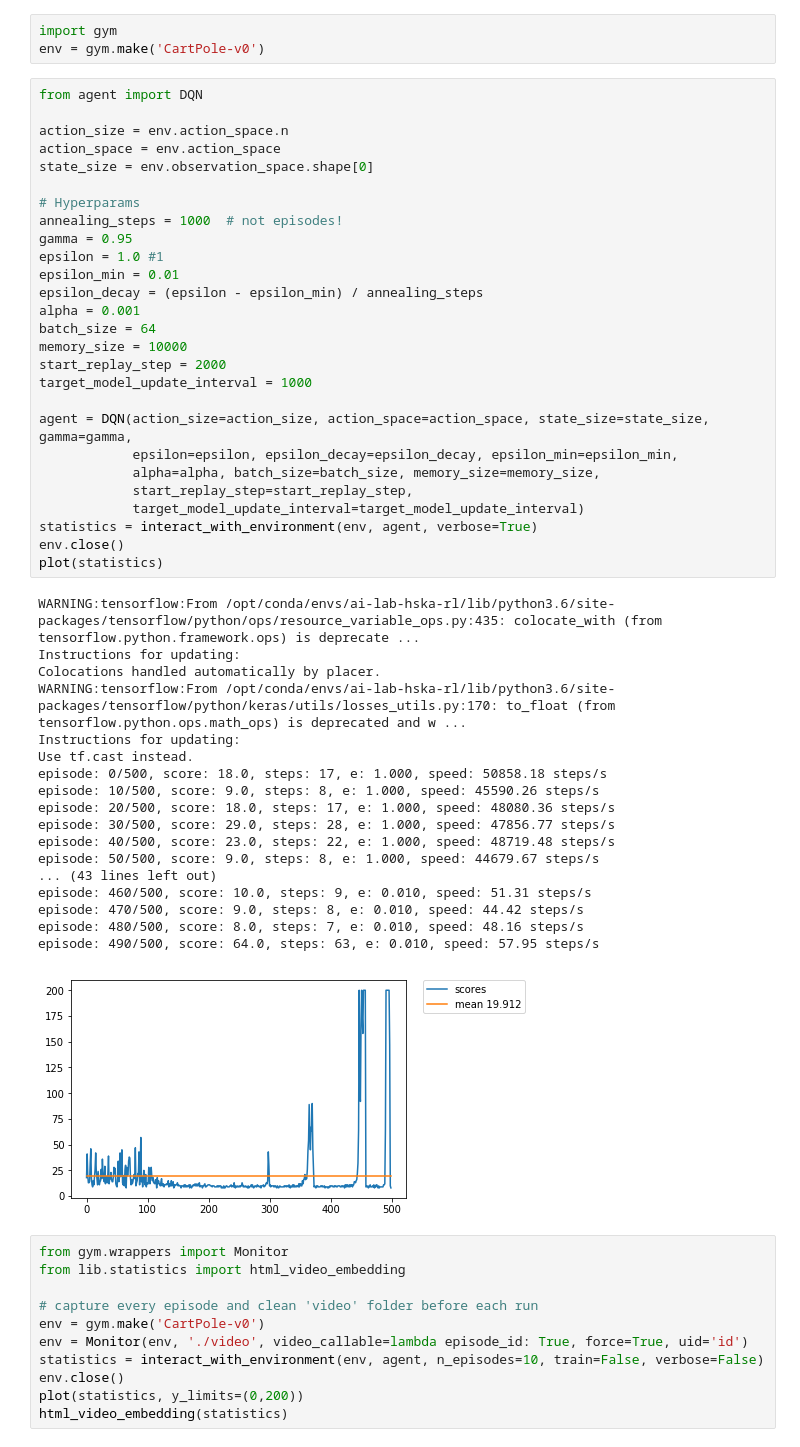
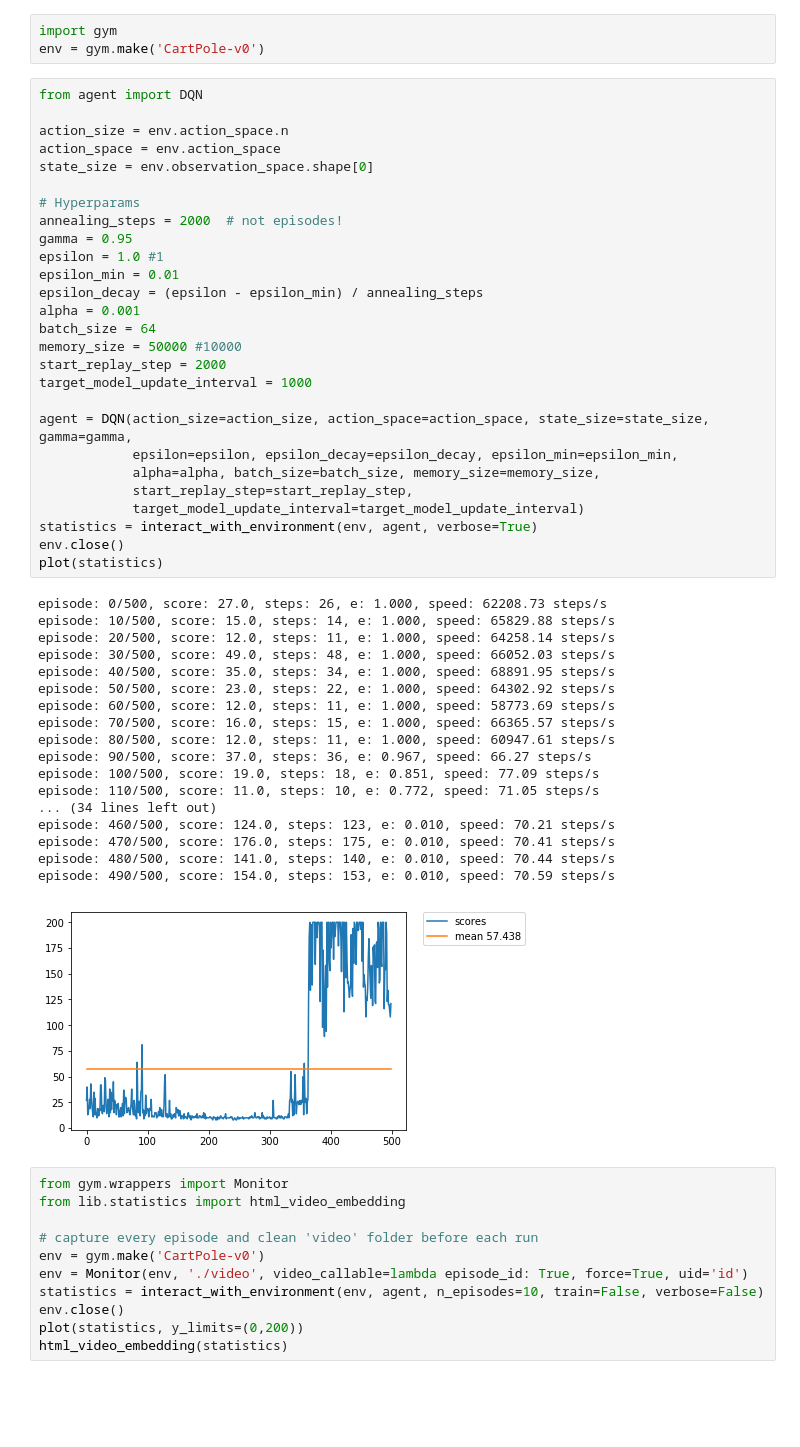
Before and after one commit to Wekra/ai-lab-hska-rl, a Jupyter notebook: notebooks/session_3/dqn.ipynb, the cells around one changed output. Saved outputs shown, nothing was run; the diff lists cells and outputs as text; blank space fills up the shorter version.

```diff
--- a/notebooks/session_3/dqn.ipynb
+++ b/notebooks/session_3/dqn.ipynb
@@ -56,49 +56,49 @@ env = gym.make('CartPole-v0')
 # %%
 from agent import DQN
 
 action_size = env.action_space.n
 action_space = env.action_space
 state_size = env.observation_space.shape[0]
 
 # Hyperparams
-annealing_steps = 1000  # not episodes!
+annealing_steps = 2000  # not episodes!
 gamma = 0.95
 epsilon = 1.0 #1
 epsilon_min = 0.01
 epsilon_decay = (epsilon - epsilon_min) / annealing_steps
 alpha = 0.001
 batch_size = 64
-memory_size = 10000
+memory_size = 50000 #10000
 start_replay_step = 2000
 target_model_update_interval = 1000
 
 agent = DQN(action_size=action_size, action_space=action_space, state_size=state_size, gamma=gamma,
             epsilon=epsilon, epsilon_decay=epsilon_decay, epsilon_min=epsilon_min,
             alpha=alpha, batch_size=batch_size, memory_size=memory_size,
             start_replay_step=start_replay_step,
             target_model_update_interval=target_model_update_interval)
 statistics = interact_with_environment(env, agent, verbose=True)
 env.close()
 plot(statistics)
 # %% [output]
-WARNING:tensorflow:From /opt/conda/envs/ai-lab-hska-rl/lib/python3.6/site-packages/tensorflow/python/ops/resource_variable_ops.py:435: colocate_with (from tensorflow.python.framework.ops) is deprecate ...
-Instructions for updating:
-Colocations handled automatically by placer.
-WARNING:tensorflow:From /opt/conda/envs/ai-lab-hska-rl/lib/python3.6/site-packages/tensorflow/python/keras/utils/losses_utils.py:170: to_float (from tensorflow.python.ops.math_ops) is deprecated and w ...
-Instructions for updating:
-Use tf.cast instead.
-episode: 0/500, score: 18.0, steps: 17, e: 1.000, speed: 50858.18 steps/s
-episode: 10/500, score: 9.0, steps: 8, e: 1.000, speed: 45590.26 steps/s
-episode: 20/500, score: 18.0, steps: 17, e: 1.000, speed: 48080.36 steps/s
-episode: 30/500, score: 29.0, steps: 28, e: 1.000, speed: 47856.77 steps/s
-episode: 40/500, score: 23.0, steps: 22, e: 1.000, speed: 48719.48 steps/s
-episode: 50/500, score: 9.0, steps: 8, e: 1.000, speed: 44679.67 steps/s
-... (43 lines left out)
-episode: 460/500, score: 10.0, steps: 9, e: 0.010, speed: 51.31 steps/s
-episode: 470/500, score: 9.0, steps: 8, e: 0.010, speed: 44.42 steps/s
-episode: 480/500, score: 8.0, steps: 7, e: 0.010, speed: 48.16 steps/s
-episode: 490/500, score: 64.0, steps: 63, e: 0.010, speed: 57.95 steps/s
+episode: 0/500, score: 27.0, steps: 26, e: 1.000, speed: 62208.73 steps/s
+episode: 10/500, score: 15.0, steps: 14, e: 1.000, speed: 65829.88 steps/s
+episode: 20/500, score: 12.0, steps: 11, e: 1.000, speed: 64258.14 steps/s
+episode: 30/500, score: 49.0, steps: 48, e: 1.000, speed: 66052.03 steps/s
+episode: 40/500, score: 35.0, steps: 34, e: 1.000, speed: 68891.95 steps/s
+episode: 50/500, score: 23.0, steps: 22, e: 1.000, speed: 64302.92 steps/s
+episode: 60/500, score: 12.0, steps: 11, e: 1.000, speed: 58773.69 steps/s
+episode: 70/500, score: 16.0, steps: 15, e: 1.000, speed: 66365.57 steps/s
+episode: 80/500, score: 12.0, steps: 11, e: 1.000, speed: 60947.61 steps/s
+episode: 90/500, score: 37.0, steps: 36, e: 0.967, speed: 66.27 steps/s
+episode: 100/500, score: 19.0, steps: 18, e: 0.851, speed: 77.09 steps/s
+episode: 110/500, score: 11.0, steps: 10, e: 0.772, speed: 71.05 steps/s
+... (34 lines left out)
+episode: 460/500, score: 124.0, steps: 123, e: 0.010, speed: 70.21 steps/s
+episode: 470/500, score: 176.0, steps: 175, e: 0.010, speed: 70.41 steps/s
+episode: 480/500, score: 141.0, steps: 140, e: 0.010, speed: 70.44 steps/s
+episode: 490/500, score: 154.0, steps: 153, e: 0.010, speed: 70.59 steps/s
-[figure, old version]
+[figure, new version]
 # %%
 from gym.wrappers import Monitor
 from lib.statistics import html_video_embedding
```
Also changed, not shown: 26 other files.
